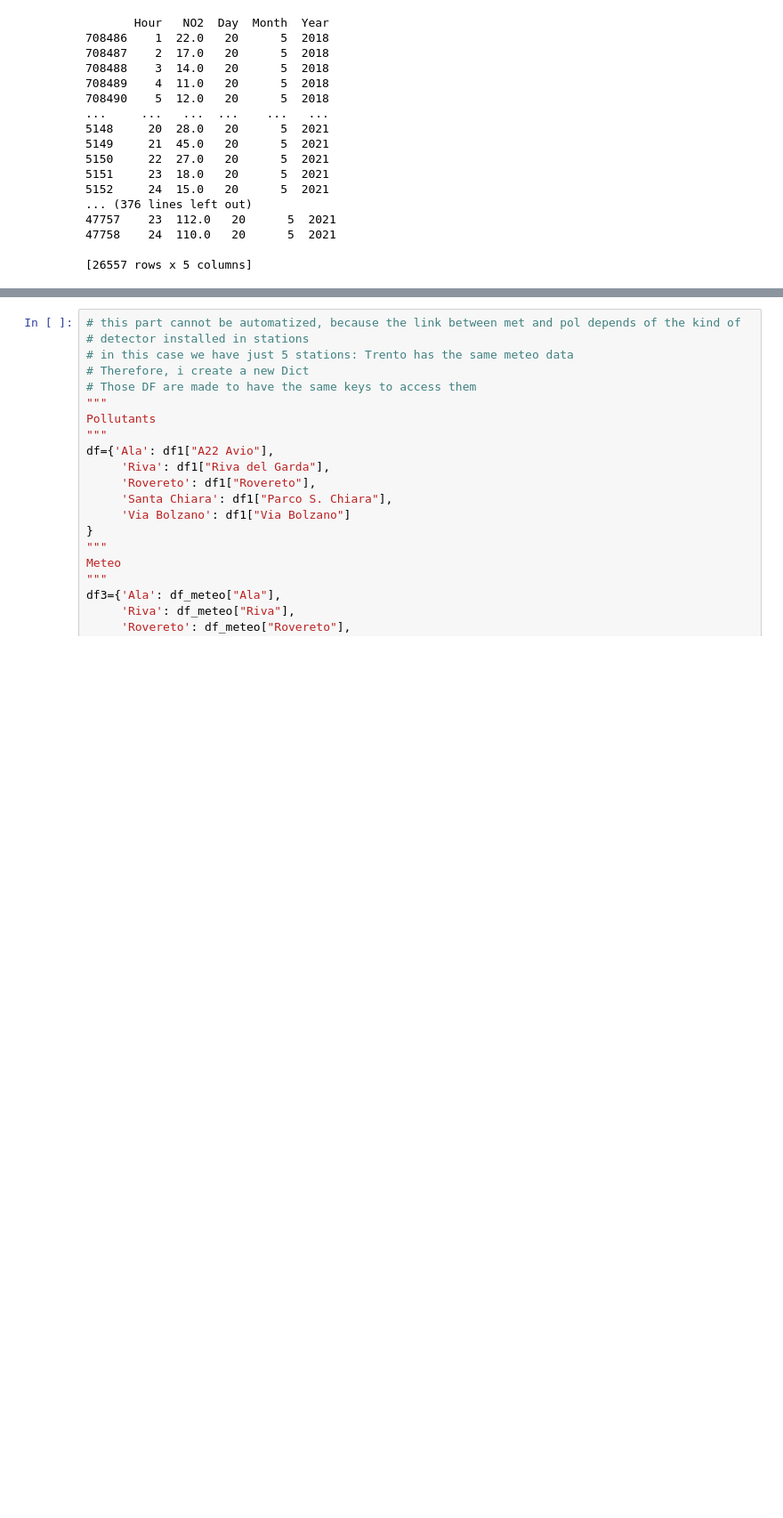
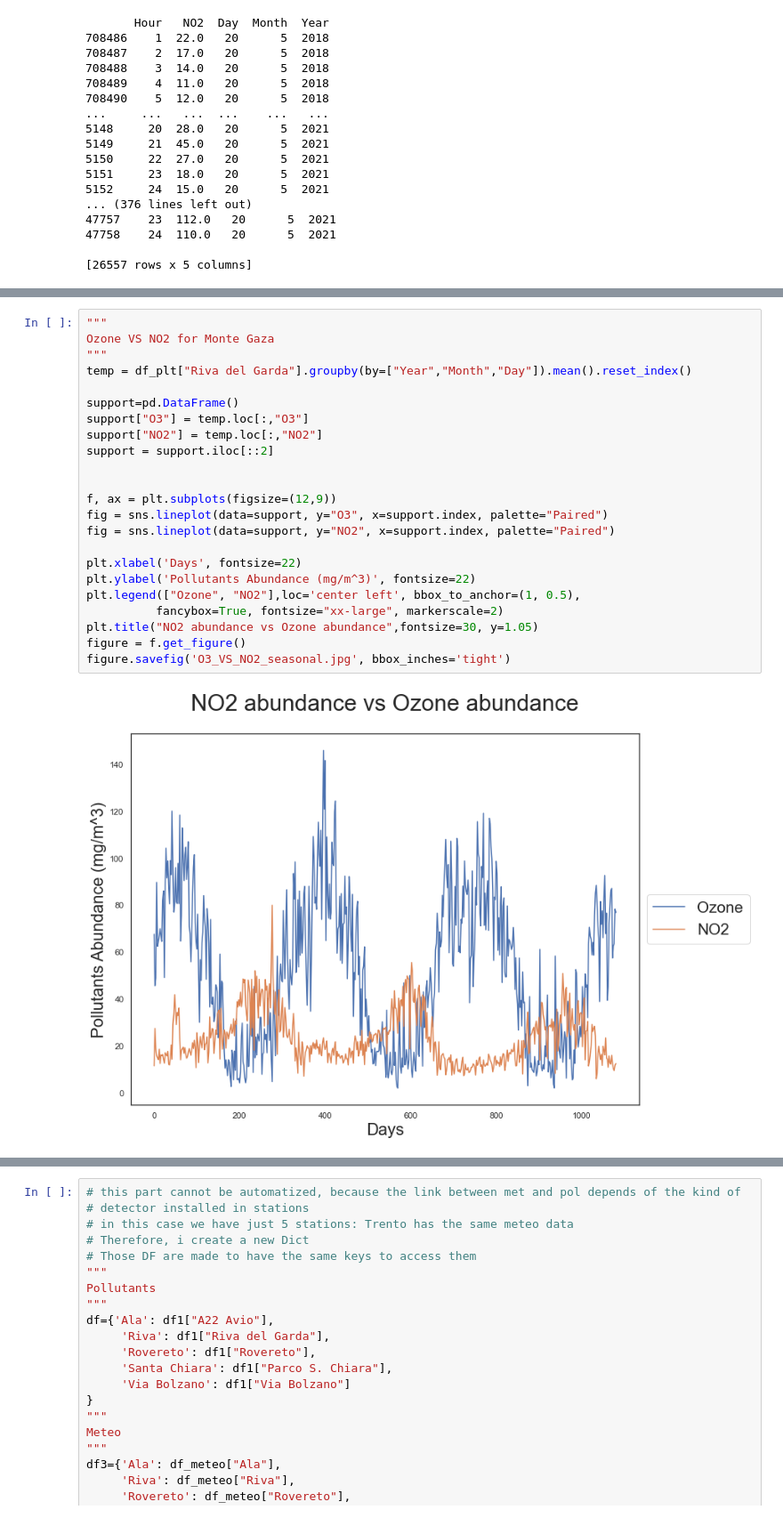
Before and after one commit to IZerab/Tesi_Triennale, a Jupyter notebook: Untitled3.ipynb, the cells around one changed output, grey strips where cells are left out. Shown: that part at 89% size. Cells and saved outputs as stored; diff of their text form; blank space fills up the shorter version.

```diff
--- a/Untitled3.ipynb
+++ b/Untitled3.ipynb
@@ -445,2 +468,27 @@ This part plots
+# %%
+"""
+Ozone VS NO2 for Monte Gaza
+"""
+temp = df_plt["Riva del Garda"].groupby(by=["Year","Month","Day"]).mean().reset_index()
+
+support=pd.DataFrame()
+support["O3"] = temp.loc[:,"O3"]
+support["NO2"] = temp.loc[:,"NO2"]
+support = support.iloc[::2]
+
+
+f, ax = plt.subplots(figsize=(12,9))
+fig = sns.lineplot(data=support, y="O3", x=support.index, palette="Paired")
+fig = sns.lineplot(data=support, y="NO2", x=support.index, palette="Paired")
+
+plt.xlabel('Days', fontsize=22)
+plt.ylabel('Pollutants Abundance (mg/m^3)', fontsize=22)
+plt.legend(["Ozone", "NO2"],loc='center left', bbox_to_anchor=(1, 0.5),
+          fancybox=True, fontsize="xx-large", markerscale=2)
+plt.title("NO2 abundance vs Ozone abundance",fontsize=30, y=1.05)
+figure = f.get_figure()
+figure.savefig('O3_VS_NO2_seasonal.jpg', bbox_inches='tight')
+# %% [output]
+[figure, added]
 # %%
 print(stat_names)
```
Also changed, not shown: parts of 13 cells of this notebook, 3 other files.
